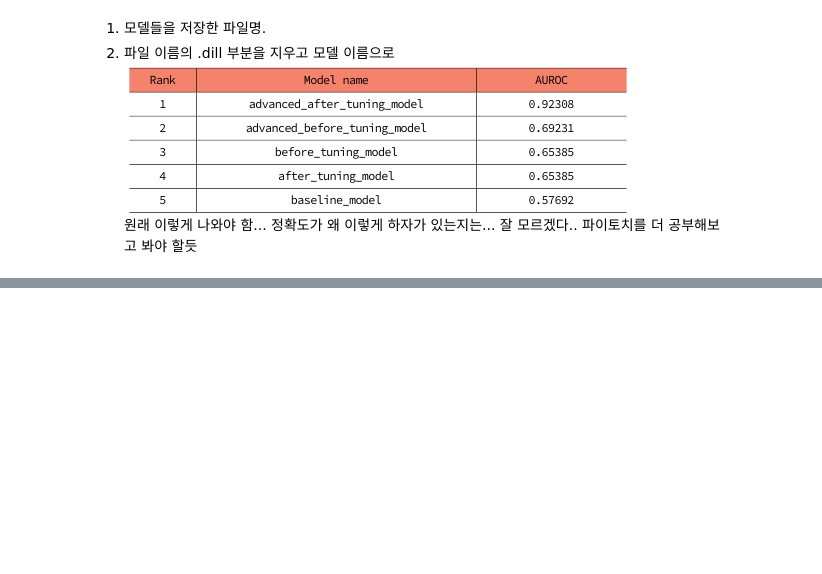
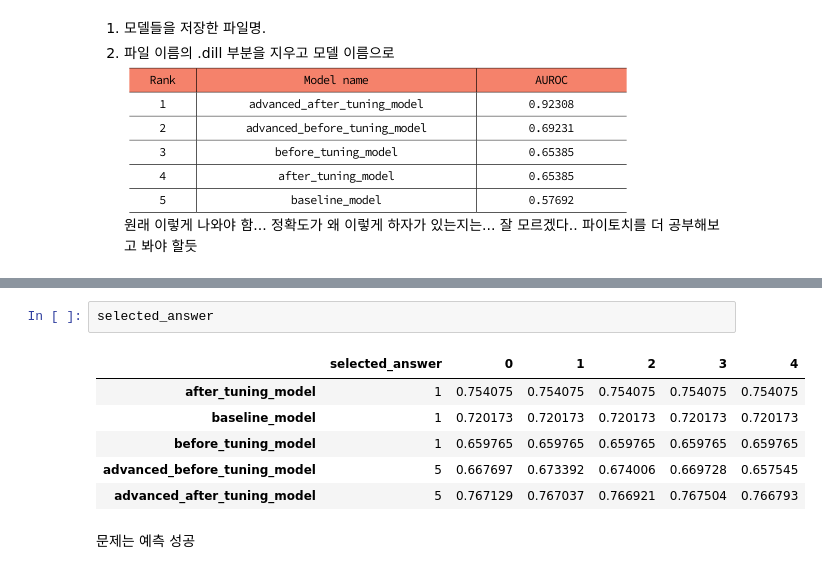
Before and after one commit to ChangSu-Choi/MachineLearning, a Jupyter notebook: PythorchDeepLearningProject/딥러닝을 이용한 수능 영어 풀기/Source.ipynb, the cells around one changed output, grey strips where cells are left out. Saved outputs shown, nothing was run; the diff lists cells and outputs as text; blank space fills up the shorter version.

```diff
--- a/PythorchDeepLearningProject/딥러닝을 이용한 수능 영어 풀기/Source.ipynb
+++ b/PythorchDeepLearningProject/딥러닝을 이용한 수능 영어 풀기/Source.ipynb
@@ -883,0 +948,11 @@ Rank 5 - advanced_after_tuning_model    - Test AUROC: 0.30769
+# %%
+selected_answer
+# %% [output]
+|  | selected_answer | 0 | 1 | 2 | 3 | 4 |
+| after_tuning_model | 1 | 0.754075 | 0.754075 | 0.754075 | 0.754075 | 0.754075 |
+| baseline_model | 1 | 0.720173 | 0.720173 | 0.720173 | 0.720173 | 0.720173 |
+| before_tuning_model | 1 | 0.659765 | 0.659765 | 0.659765 | 0.659765 | 0.659765 |
+| advanced_before_tuning_model | 5 | 0.667697 | 0.673392 | 0.674006 | 0.669728 | 0.657545 |
+| advanced_after_tuning_model | 5 | 0.767129 | 0.767037 | 0.766921 | 0.767504 | 0.766793 |
+# %% [markdown]
+문제는 예측 성공
```
Also changed, not shown: parts of 6 cells of this notebook.
